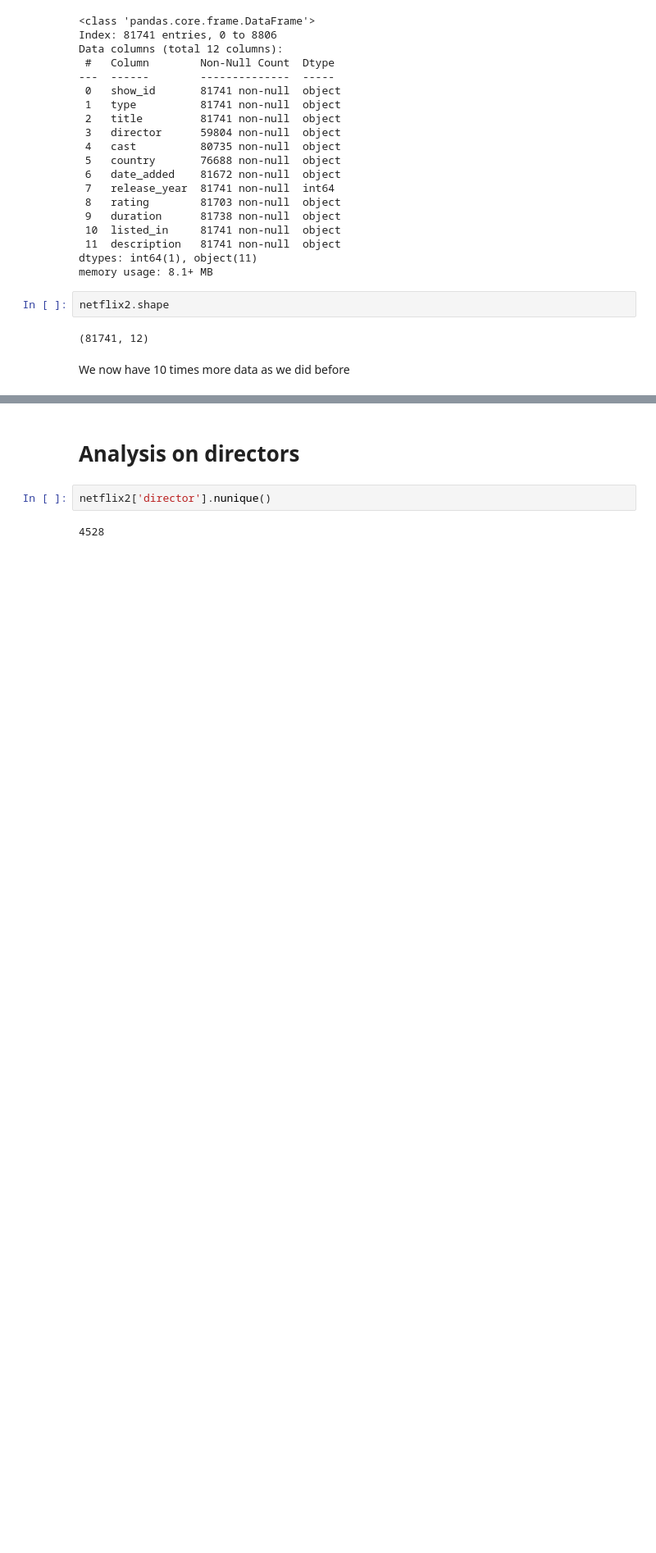
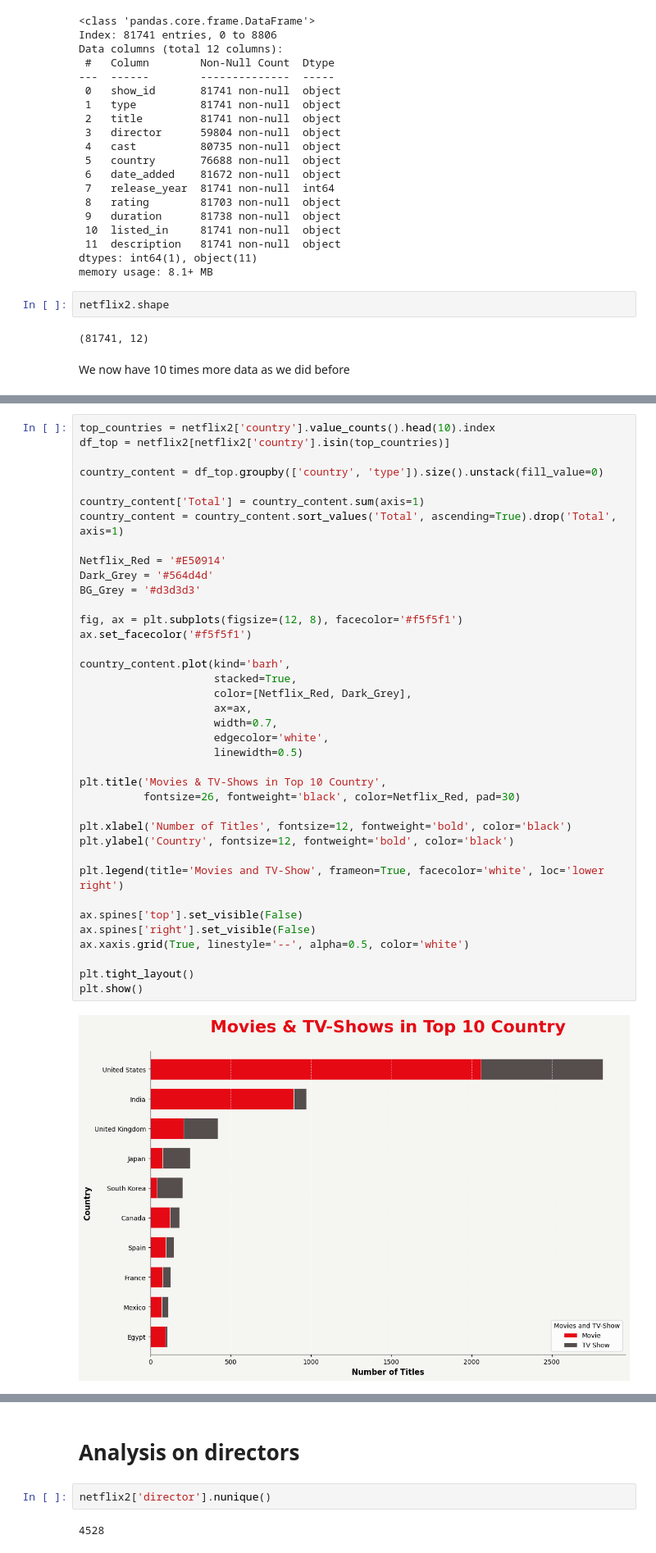
Before and after one commit to RichaGaharwar/Exploratory-Data-Analysis-Netflix-, a Jupyter notebook: Netflix_EDA.ipynb, the cells around one changed output, grey strips where cells are left out. Shown at 82% size. Cells and saved outputs as stored; diff of their text form; blank space fills up the shorter version.

```diff
--- a/Netflix_EDA.ipynb
+++ b/Netflix_EDA.ipynb
@@ -551,0 +541,40 @@ We now have 10 times more data as we did before
+# %%
+top_countries = netflix2['country'].value_counts().head(10).index
+df_top = netflix2[netflix2['country'].isin(top_countries)]
+
+country_content = df_top.groupby(['country', 'type']).size().unstack(fill_value=0)
+
+country_content['Total'] = country_content.sum(axis=1)
+country_content = country_content.sort_values('Total', ascending=True).drop('Total', axis=1)
+
+Netflix_Red = '#E50914'
+Dark_Grey = '#564d4d'
+BG_Grey = '#d3d3d3'
+
+fig, ax = plt.subplots(figsize=(12, 8), facecolor='#f5f5f1')
+ax.set_facecolor('#f5f5f1')
+
+country_content.plot(kind='barh',
+                     stacked=True,
+                     color=[Netflix_Red, Dark_Grey],
+                     ax=ax,
+                     width=0.7,
+                     edgecolor='white',
+                     linewidth=0.5)
+
+plt.title('Movies & TV-Shows in Top 10 Country',
+          fontsize=26, fontweight='black', color=Netflix_Red, pad=30)
+
+plt.xlabel('Number of Titles', fontsize=12, fontweight='bold', color='black')
+plt.ylabel('Country', fontsize=12, fontweight='bold', color='black')
+
+plt.legend(title='Movies and TV-Show', frameon=True, facecolor='white', loc='lower right')
+
+ax.spines['top'].set_visible(False)
+ax.spines['right'].set_visible(False)
+ax.xaxis.grid(True, linestyle='--', alpha=0.5, color='white')
+
+plt.tight_layout()
+plt.show()
+# %% [output]
+[figure, added]
```
Also changed, not shown: parts of 23 cells of this notebook.
